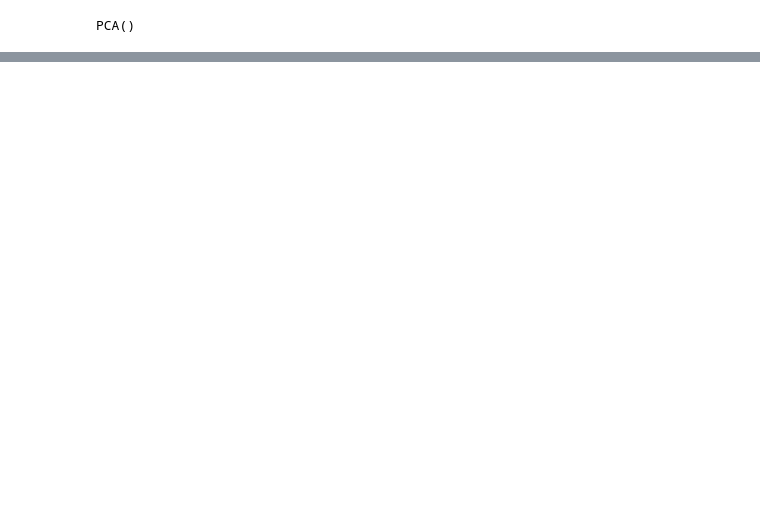
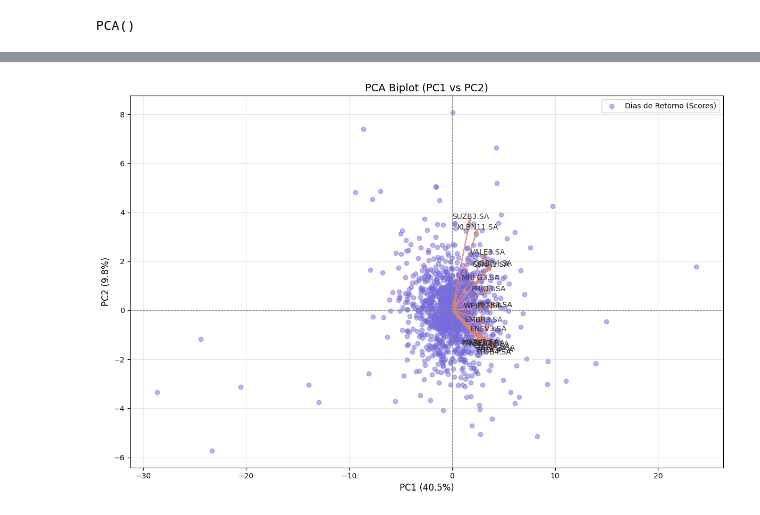
Before and after one commit to Rafael-Mountain/financas, a Jupyter notebook: Atividade_9/atividade_9.ipynb, the cells around one changed output, grey strips where cells are left out. Saved outputs shown, nothing was run; the diff lists cells and outputs as text; code cells hidden in the pictures; blank space fills up the shorter version.

```diff
--- a/Atividade_9/atividade_9.ipynb
+++ b/Atividade_9/atividade_9.ipynb
@@ -112,0 +242,31 @@ Número de componentes necessários para explicar pelo menos 80% da variância:
+# %%
+# Calcular loadings escalados para o biplot
+# Escalamos os loadings pela raiz quadrada da variância explicada pelos PCs para refletir
+# a importância relativa da direção no espaço reduzido.
+scaled_loadings = loadings[['PC1', 'PC2']].values * np.sqrt(pca.explained_variance_[:2])
+
+plt.figure(figsize=(12, 8))
+
+# Scatter plot dos scores diários
+plt.scatter(pc_scores_df['PC1'], pc_scores_df['PC2'], alpha=0.5, color='#766CDB', label="Dias de Retorno (Scores)")
+
+# Adicionar setas para os loadings dos ativos
+seta_escala = 5 # Ajuste este valor para o tamanho das setas conforme necessário
+for i, (x, y) in enumerate(scaled_loadings):
+    plt.arrow(0, 0, x*seta_escala, y*seta_escala, color='#DA847C', alpha=0.8, linewidth=1.5, head_width=0.3, head_length=0.3)
+    # Adicionar texto (nome do ativo) próximo à ponta da seta
+    plt.text(x*(seta_escala + 0.5), y*(seta_escala + 0.5), returns.columns[i],
+             color='#333333', fontsize=10, ha='center', va='center')
+
+plt.xlabel(f'PC1 ({var_exp[0]:.1f}%)', fontsize=12)
+plt.ylabel(f'PC2 ({var_exp[1]:.1f}%)', fontsize=12)
+plt.title('PCA Biplot (PC1 vs PC2)', fontsize=14)
+plt.grid(True, alpha=0.3)
+plt.axhline(0, color='gray', linestyle='--', linewidth=0.8)
+plt.axvline(0, color='gray', linestyle='--', linewidth=0.8)
+# Legenda para o scatter plot (as setas são anotadas diretamente)
+plt.legend()
+plt.tight_layout()
+plt.show()
+# %% [output]
+[figure, added]
```
Also changed, not shown: parts of 9 cells of this notebook, 4 other files.
